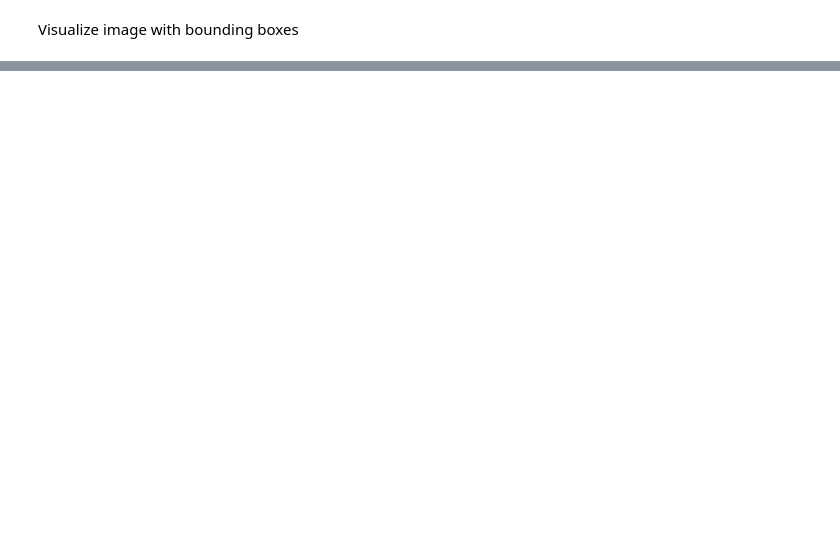
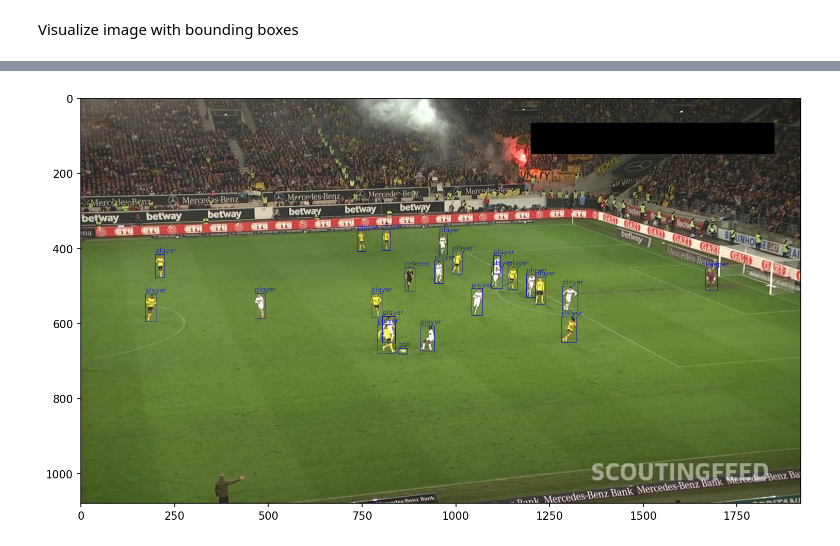
Before and after one commit to mikkeldah/football-player-detection, a Jupyter notebook: detect.ipynb, the cells around one changed output, grey strips where cells are left out. Drawn from its saved outputs; the diff is of its cells as text; code cells hidden in the pictures; blank space fills up the shorter version.

```diff
--- a/detect.ipynb
+++ b/detect.ipynb
@@ -41,3 +36,12 @@ Image height: 1080, Image width: 1920
+# %%
+image_path = "0b1495d3_1_mp4-1_jpg.rf.5e2fa19a3dde16a3c164869845aa54f7"
+
+visualize(
+    im_path=f"{dataset.location}/train/images/{image_path}.jpg",
+    label_path=f"{dataset.location}/train/labels/{image_path}.txt"
+)
+# %% [output]
+[figure, added]
 # %%
 from ultralytics import YOLO
 
```
Also changed, not shown: parts of 10 cells of this notebook, 51 other files.
